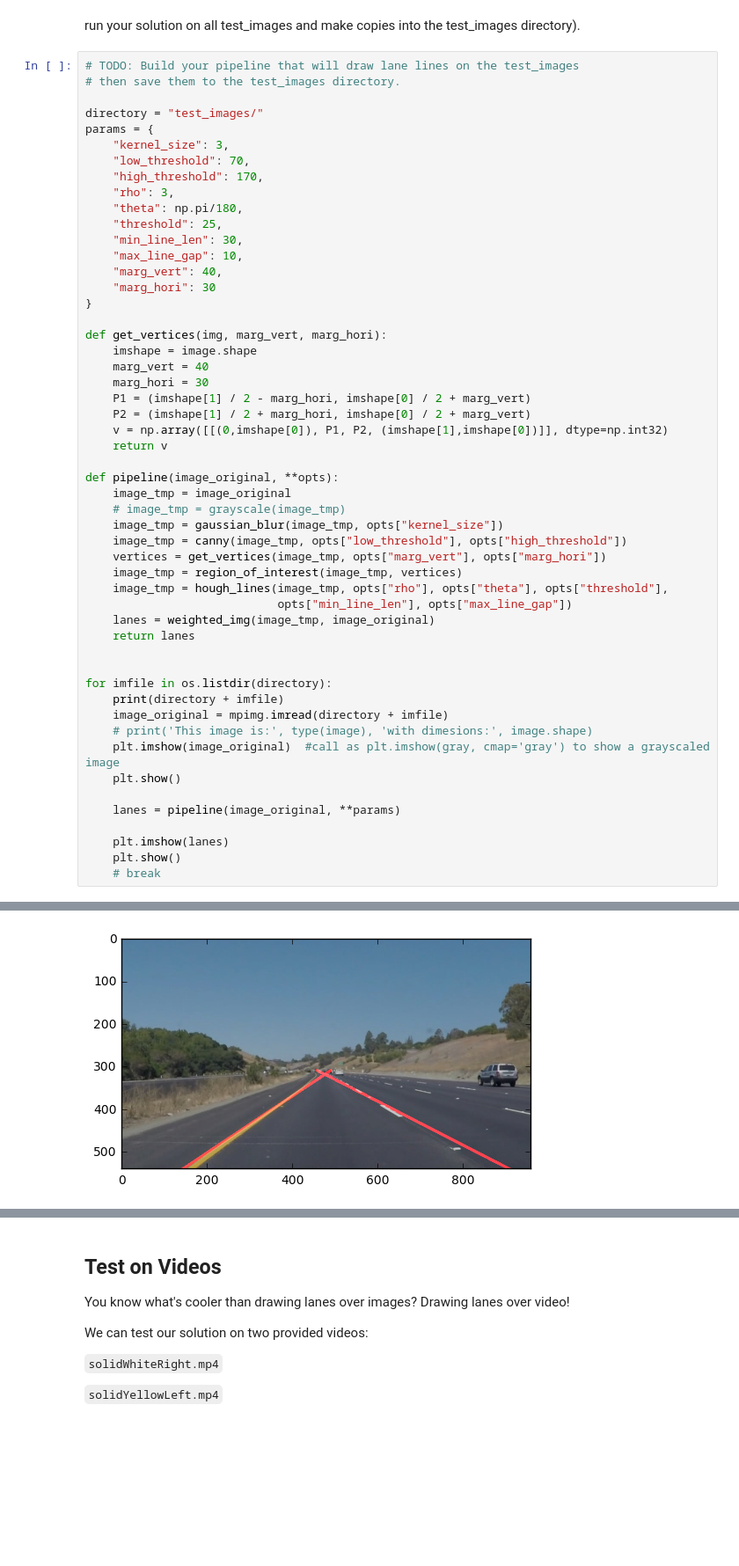
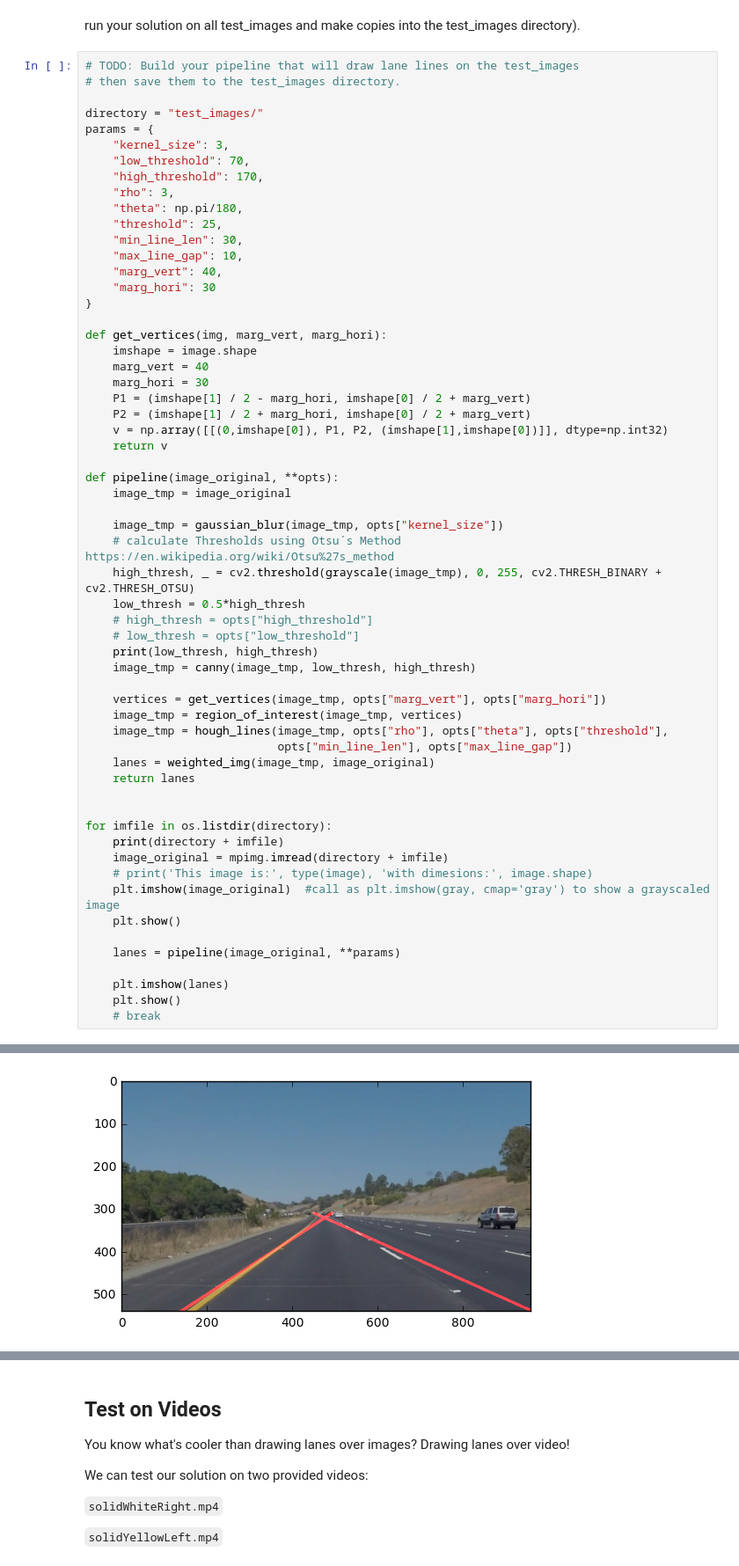
Before and after one commit to hfoffani/CarND-LaneLines-P1, a Jupyter notebook: P1.ipynb, the cells around one changed output, grey strips where cells are left out. Shown at 88% size. Cells and saved outputs as stored; diff of their text form; blank space fills up the shorter version.

Commit message:
Use of Otsu's method to calculate thredshold parameters.

```diff
--- a/P1.ipynb
+++ b/P1.ipynb
@@ -235,9 +235,16 @@ def get_vertices(img, marg_vert, marg_hori):
 
 def pipeline(image_original, **opts):
     image_tmp = image_original
-    # image_tmp = grayscale(image_tmp)
+
     image_tmp = gaussian_blur(image_tmp, opts["kernel_size"])
-    image_tmp = canny(image_tmp, opts["low_threshold"], opts["high_threshold"])
+    # calculate Thresholds using Otsu´s Method https://en.wikipedia.org/wiki/Otsu%27s_method
+    high_thresh, _ = cv2.threshold(grayscale(image_tmp), 0, 255, cv2.THRESH_BINARY + cv2.THRESH_OTSU)
+    low_thresh = 0.5*high_thresh
+    # high_thresh = opts["high_threshold"]
+    # low_thresh = opts["low_threshold"]
+    print(low_thresh, high_thresh)
+    image_tmp = canny(image_tmp, low_thresh, high_thresh)
+
     vertices = get_vertices(image_tmp, opts["marg_vert"], opts["marg_hori"])
     image_tmp = region_of_interest(image_tmp, vertices)
     image_tmp = hough_lines(image_tmp, opts["rho"], opts["theta"], opts["threshold"],
@@ -270 +280 @@ test_images/solidYellowCurve.jpg
-[figure, old version]
+[figure, new version]
```
Also changed, not shown: parts of 1 cell of this notebook.
